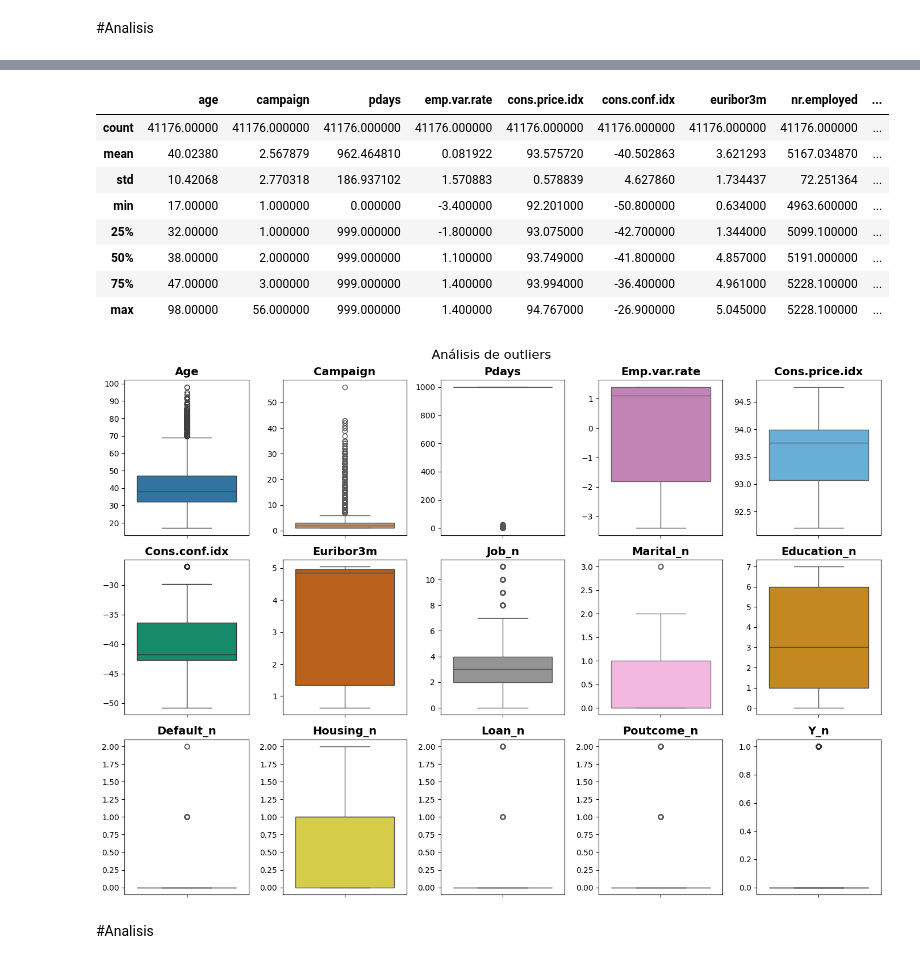
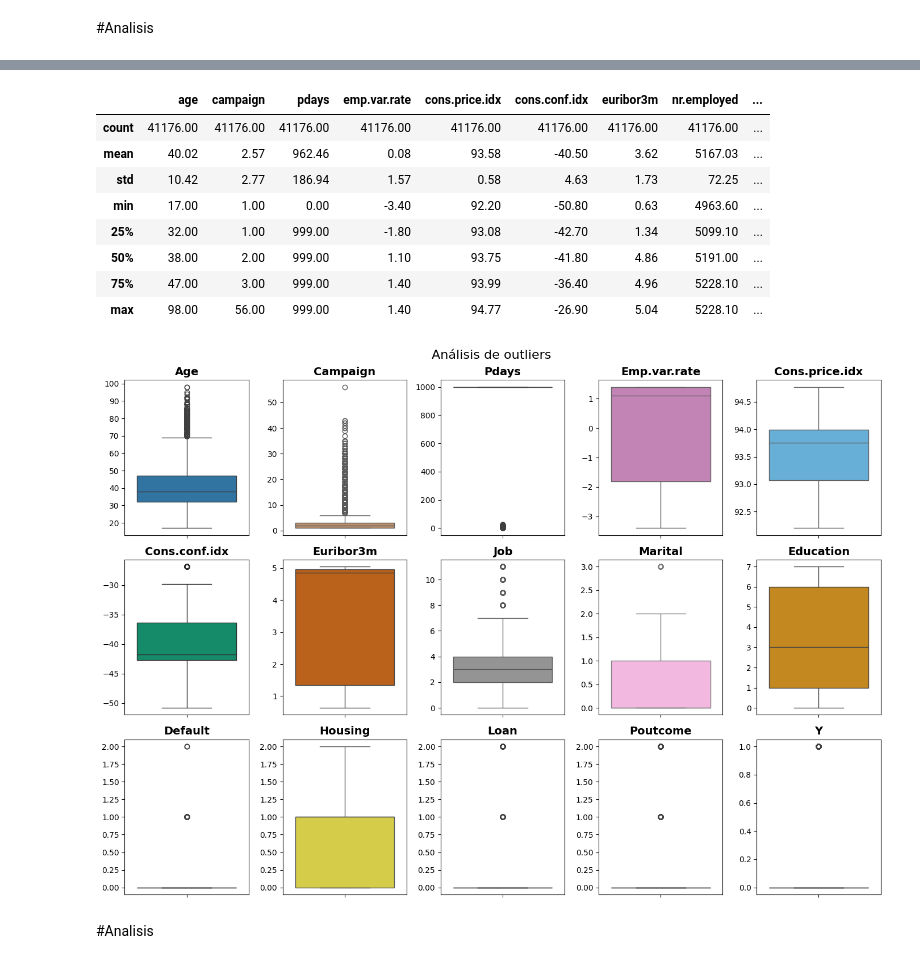
Before and after one commit to NatTajuelo/Ejercicio-y-Tutorial-de-Regresion-Logistica, a Jupyter notebook: src/explore.ipynb, the cells around one changed output, grey strips where cells are left out. Cells and saved outputs as stored; diff of their text form; code cells hidden in the pictures.

```diff
--- a/src/explore.ipynb
+++ b/src/explore.ipynb
@@ -319,0 +262,20 @@ total_data["y_n"] = total_data["y"].apply(lambda x: y_dict.get(x))
+# %%
+yn = list(total_data['y'].unique())
+y_encoded = dict(zip(yn, list(range(len(yn)))))
+
+with open('./enc/y_encoded.json', 'w') as f:
+    json.dump(y_encoded, f)
+# %%
+#Hacemos una copia del data frame con outliers
+df_enc = total_data.copy()
+# %%
+df_enc['job_encoded'] = df_enc['job'].map(job_encoded)
+df_enc['marital_encoded'] = df_enc['marital'].map(marital_encoded)
+df_enc['education_encoded'] = df_enc['education'].map(education_encoded)
+df_enc['default_encoded'] = df_enc['default'].map(default_encoded)
+df_enc['housing_encoded'] = df_enc['housing'].map(housing_encoded)
+df_enc['loan_encoded'] = df_enc['loan'].map(loan_encoded)
+df_enc['poutcome_encoded'] = df_enc['poutcome'].map(poutcome_encoded)
+df_enc['y_encoded'] = df_enc['y'].map(y_encoded)
+df_enc.drop(columns=['job', 'marital', 'education', 'default', 'housing', 'loan', 'poutcome', 'y'], inplace=True)
+df_enc.head(3)
@@ -378,44 +336,44 @@ sns.pairplot(data = total_data)
 # %%
 #Análisis de outliers
-total_data.describe()
+df_enc.describe().round(2)
 # %% [output]
 |  | age | campaign | pdays | emp.var.rate | cons.price.idx | cons.conf.idx | euribor3m | nr.employed | ... |
-| count | 41176.00000 | 41176.000000 | 41176.000000 | 41176.000000 | 41176.000000 | 41176.000000 | 41176.000000 | 41176.000000 | ... |
-| mean | 40.02380 | 2.567879 | 962.464810 | 0.081922 | 93.575720 | -40.502863 | 3.621293 | 5167.034870 | ... |
-| std | 10.42068 | 2.770318 | 186.937102 | 1.570883 | 0.578839 | 4.627860 | 1.734437 | 72.251364 | ... |
-| min | 17.00000 | 1.000000 | 0.000000 | -3.400000 | 92.201000 | -50.800000 | 0.634000 | 4963.600000 | ... |
-| 25% | 32.00000 | 1.000000 | 999.000000 | -1.800000 | 93.075000 | -42.700000 | 1.344000 | 5099.100000 | ... |
-| 50% | 38.00000 | 2.000000 | 999.000000 | 1.100000 | 93.749000 | -41.800000 | 4.857000 | 5191.000000 | ... |
-| 75% | 47.00000 | 3.000000 | 999.000000 | 1.400000 | 93.994000 | -36.400000 | 4.961000 | 5228.100000 | ... |
-| max | 98.00000 | 56.000000 | 999.000000 | 1.400000 | 94.767000 | -26.900000 | 5.045000 | 5228.100000 | ... |
+| count | 41176.00 | 41176.00 | 41176.00 | 41176.00 | 41176.00 | 41176.00 | 41176.00 | 41176.00 | ... |
+| mean | 40.02 | 2.57 | 962.46 | 0.08 | 93.58 | -40.50 | 3.62 | 5167.03 | ... |
+| std | 10.42 | 2.77 | 186.94 | 1.57 | 0.58 | 4.63 | 1.73 | 72.25 | ... |
+| min | 17.00 | 1.00 | 0.00 | -3.40 | 92.20 | -50.80 | 0.63 | 4963.60 | ... |
+| 25% | 32.00 | 1.00 | 999.00 | -1.80 | 93.08 | -42.70 | 1.34 | 5099.10 | ... |
+| 50% | 38.00 | 2.00 | 999.00 | 1.10 | 93.75 | -41.80 | 4.86 | 5191.00 | ... |
+| 75% | 47.00 | 3.00 | 999.00 | 1.40 | 93.99 | -36.40 | 4.96 | 5228.10 | ... |
+| max | 98.00 | 56.00 | 999.00 | 1.40 | 94.77 | -26.90 | 5.04 | 5228.10 | ... |
 # %%
 fig, axes = plt.subplots(3, 5, figsize = (14, 10))
 fig.suptitle("Análisis de outliers", fontsize=16)
 
-sns.boxplot(ax = axes[0, 0], data = total_data, y = "age").set_title("Age", fontsize=14, fontweight='bold')
-sns.boxplot(ax = axes[0, 1], data = total_data, y = "campaign", color=sns.color_palette("colorblind")[5]).set_title("Campaign", fontsize=14, fontweight='bold')
-sns.boxplot(ax = axes[0, 2], data = total_data, y = "pdays").set_title("Pdays", fontsize=14, fontweight='bold')
-sns.boxplot(ax = axes[0, 3], data = total_data, y = "emp.var.rate", color=sns.color_palette("colorblind")[4]).set_title("Emp.var.rate", fontsize=14, fontweight='bold')
-sns.boxplot(ax = axes[0, 4], data = total_data, y = "cons.price.idx", color=sns.color_palette("colorblind")[9]).set_title("Cons.price.idx", fontsize=14, fontweight='bold')
-sns.boxplot(ax = axes[1, 0], data = total_data, y = "cons.conf.idx", color=sns.color_palette("colorblind")[2]).set_title("Cons.conf.idx", fontsize=14, fontweight='bold')
-sns.boxplot(ax = axes[1, 1], data = total_data, y = "euribor3m", color=sns.color_palette("colorblind")[3]).set_title("Euribor3m", fontsize=14, fontweight='bold')
-sns.boxplot(ax = axes[1, 2], data = total_data, y = "job_n", color=sns.color_palette("colorblind")[7]).set_title("Job_n", fontsize=14, fontweight='bold')
-sns.boxplot(ax = axes[1, 3], data = total_data, y = "marital_n", color=sns.color_palette("colorblind")[6]).set_title("Marital_n", fontsize=14, fontweight='bold')
-sns.boxplot(ax = axes[1, 4], data = total_data, y = "education_n", color=sns.color_palette("colorblind")[1]).set_title("Education_n", fontsize=14, fontweight='bold')
-sns.boxplot(ax = axes[2, 0], data = total_data, y = "default_n",).set_title("Default_n", fontsize=14, fontweight='bold')
-sns.boxplot(ax = axes[2, 1], data = total_data, y = "housing_n", color=sns.color_palette("colorblind")[8]).set_title("Housing_n", fontsize=14, fontweight='bold')
-sns.boxplot(ax = axes[2, 2], data = total_data, y = "loan_n").set_title("Loan_n", fontsize=14, fontweight='bold')
-sns.boxplot(ax = axes[2, 3], data = total_data, y = "poutcome_n").set_title("Poutcome_n", fontsize=14, fontweight='bold')
-sns.boxplot(ax = axes[2, 4], data = total_data, y = "y_n").set_title("Y_n", fontsize=14, fontweight='bold')
+sns.boxplot(ax = axes[0, 0], data = df_enc, y = "age").set_title("Age", fontsize=14, fontweight='bold')
+sns.boxplot(ax = axes[0, 1], data = df_enc, y = "campaign", color=sns.color_palette("colorblind")[5]).set_title("Campaign", fontsize=14, fontweight='bold')
+sns.boxplot(ax = axes[0, 2], data = df_enc, y = "pdays").set_title("Pdays", fontsize=14, fontweight='bold')
+sns.boxplot(ax = axes[0, 3], data = df_enc, y = "emp.var.rate", color=sns.color_palette("colorblind")[4]).set_title("Emp.var.rate", fontsize=14, fontweight='bold')
+sns.boxplot(ax = axes[0, 4], data = df_enc, y = "cons.price.idx", color=sns.color_palette("colorblind")[9]).set_title("Cons.price.idx", fontsize=14, fontweight='bold')
+sns.boxplot(ax = axes[1, 0], data = df_enc, y = "cons.conf.idx", color=sns.color_palette("colorblind")[2]).set_title("Cons.conf.idx", fontsize=14, fontweight='bold')
+sns.boxplot(ax = axes[1, 1], data = df_enc, y = "euribor3m", color=sns.color_palette("colorblind")[3]).set_title("Euribor3m", fontsize=14, fontweight='bold')
+sns.boxplot(ax = axes[1, 2], data = df_enc, y = "job_encoded", color=sns.color_palette("colorblind")[7]).set_title("Job", fontsize=14, fontweight='bold')
+sns.boxplot(ax = axes[1, 3], data = df_enc, y = "marital_encoded", color=sns.color_palette("colorblind")[6]).set_title("Marital", fontsize=14, fontweight='bold')
+sns.boxplot(ax = axes[1, 4], data = df_enc, y = "education_encoded", color=sns.color_palette("colorblind")[1]).set_title("Education", fontsize=14, fontweight='bold')
+sns.boxplot(ax = axes[2, 0], data = df_enc, y = "default_encoded",).set_title("Default", fontsize=14, fontweight='bold')
+sns.boxplot(ax = axes[2, 1], data = df_enc, y = "housing_encoded", color=sns.color_palette("colorblind")[8]).set_title("Housing", fontsize=14, fontweight='bold')
+sns.boxplot(ax = axes[2, 2], data = df_enc, y = "loan_encoded").set_title("Loan", fontsize=14, fontweight='bold')
+sns.boxplot(ax = axes[2, 3], data = df_enc, y = "poutcome_encoded").set_title("Poutcome", fontsize=14, fontweight='bold')
+sns.boxplot(ax = axes[2, 4], data = df_enc, y = "y_encoded").set_title("Y", fontsize=14, fontweight='bold')
 
 for ax in axes.flatten():
     if ax:
         ax.set(ylabel=None)
 
 plt.tight_layout()
 
 plt.show()
 # %% [output]
-[figure, old version]
+[figure, new version]
 # %% [markdown]
 #Analisis
```
Also changed, not shown: parts of 79 cells of this notebook, 54 other files.
